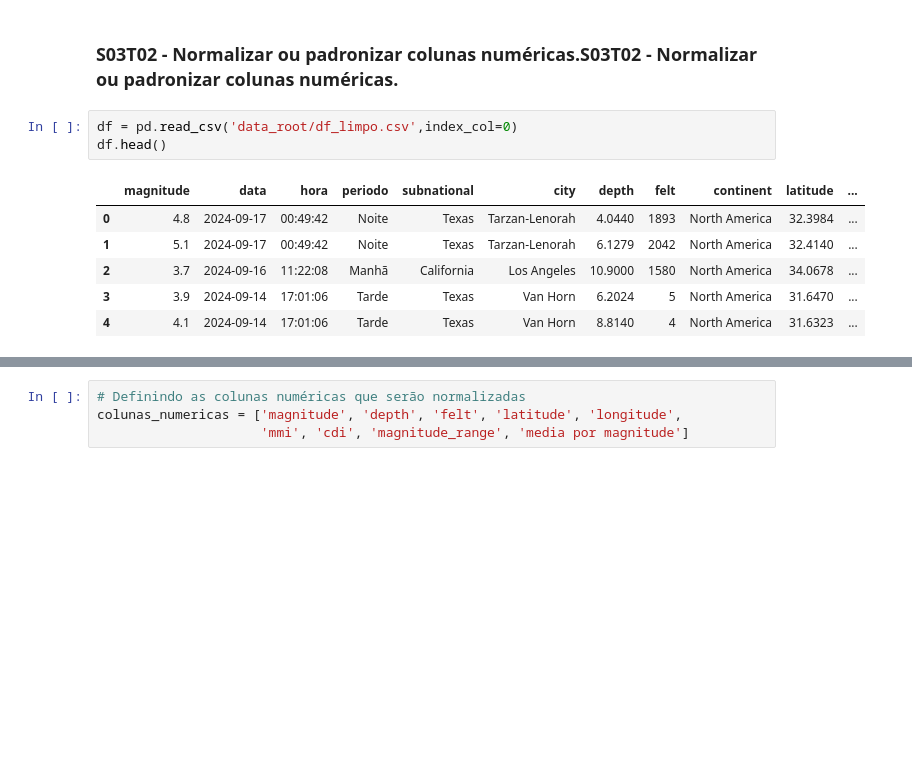
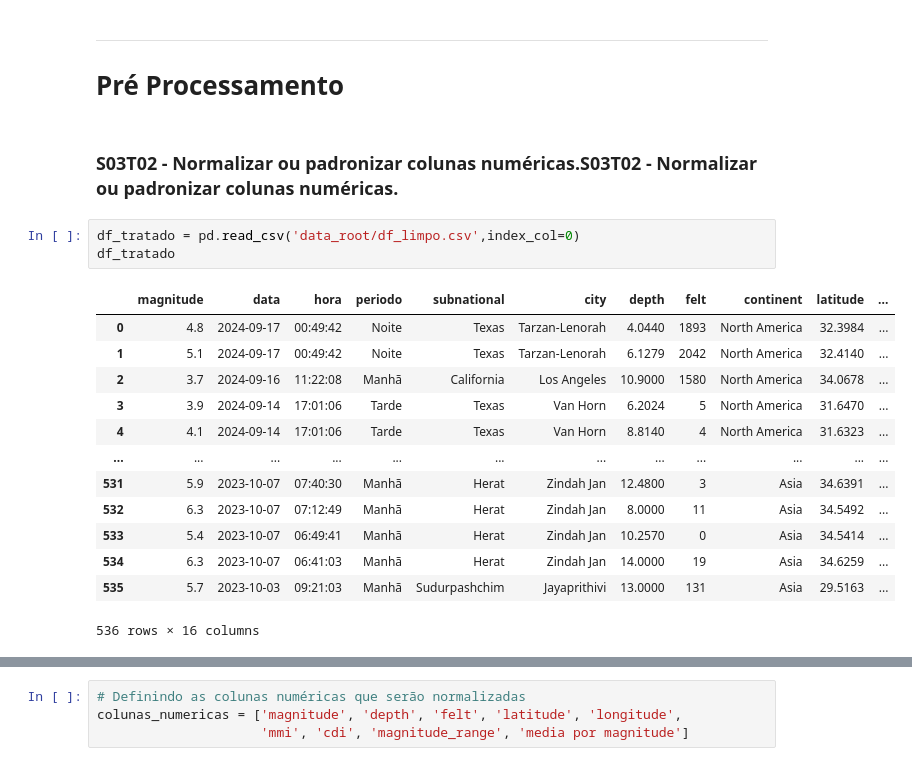
Before and after one commit to Lucas05DEV/gc24-Attack-on-Python, a Jupyter notebook: attack_on_python_preprocessamento.ipynb, the cells around one changed output, grey strips where cells are left out. Saved outputs shown, nothing was run; the diff lists cells and outputs as text; blank space fills up the shorter version.

```diff
--- a/attack_on_python_preprocessamento.ipynb
+++ b/attack_on_python_preprocessamento.ipynb
@@ -4,13 +10,23 @@ from sklearn.preprocessing import MinMaxScaler, StandardScaler
+# %% [markdown]
+---
+# Pré Processamento
 # %% [markdown]
 ### S03T02 - Normalizar ou padronizar colunas numéricas.S03T02 - Normalizar ou padronizar colunas numéricas.
 # %%
-df = pd.read_csv('data_root/df_limpo.csv',index_col=0)
-df.head()
+df_tratado = pd.read_csv('data_root/df_limpo.csv',index_col=0)
+df_tratado
 # %% [output]
 |  | magnitude | data | hora | periodo | subnational | city | depth | felt | continent | latitude | ... |
 | 0 | 4.8 | 2024-09-17 | 00:49:42 | Noite | Texas | Tarzan-Lenorah | 4.0440 | 1893 | North America | 32.3984 | ... |
 | 1 | 5.1 | 2024-09-17 | 00:49:42 | Noite | Texas | Tarzan-Lenorah | 6.1279 | 2042 | North America | 32.4140 | ... |
 | 2 | 3.7 | 2024-09-16 | 11:22:08 | Manhã | California | Los Angeles | 10.9000 | 1580 | North America | 34.0678 | ... |
 | 3 | 3.9 | 2024-09-14 | 17:01:06 | Tarde | Texas | Van Horn | 6.2024 | 5 | North America | 31.6470 | ... |
 | 4 | 4.1 | 2024-09-14 | 17:01:06 | Tarde | Texas | Van Horn | 8.8140 | 4 | North America | 31.6323 | ... |
+| ... | ... | ... | ... | ... | ... | ... | ... | ... | ... | ... | ... |
+| 531 | 5.9 | 2023-10-07 | 07:40:30 | Manhã | Herat | Zindah Jan | 12.4800 | 3 | Asia | 34.6391 | ... |
+| 532 | 6.3 | 2023-10-07 | 07:12:49 | Manhã | Herat | Zindah Jan | 8.0000 | 11 | Asia | 34.5492 | ... |
+| 533 | 5.4 | 2023-10-07 | 06:49:41 | Manhã | Herat | Zindah Jan | 10.2570 | 0 | Asia | 34.5414 | ... |
+| 534 | 6.3 | 2023-10-07 | 06:41:03 | Manhã | Herat | Zindah Jan | 14.0000 | 19 | Asia | 34.6259 | ... |
+| 535 | 5.7 | 2023-10-03 | 09:21:03 | Manhã | Sudurpashchim | Jayaprithivi | 13.0000 | 131 | Asia | 29.5163 | ... |
+536 rows × 16 columns
 # %%
```
Also changed, not shown: parts of 7 cells of this notebook, 1 other file.
